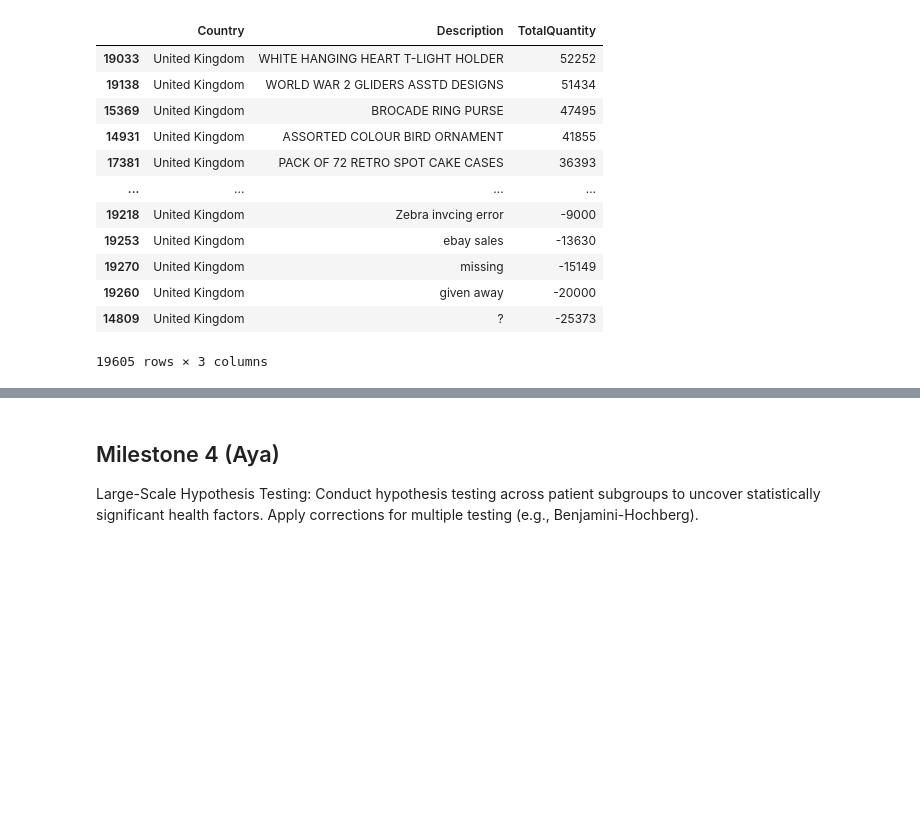
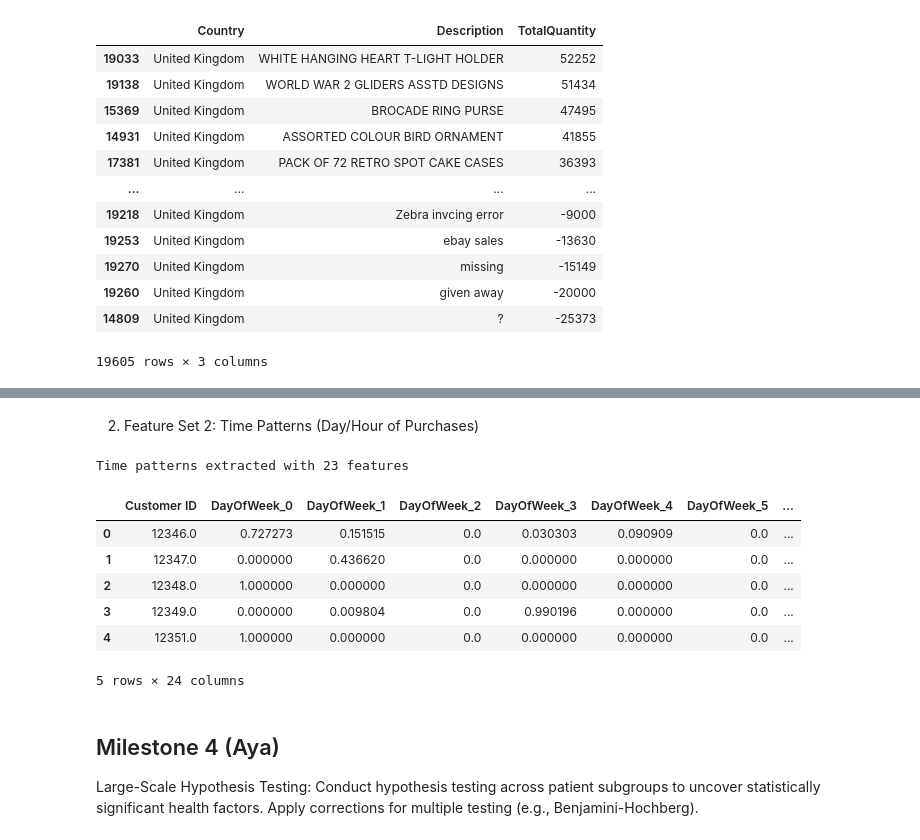
Before and after one commit to Nourshaolin/Real-Time-Retail-Analytics-and-Product-Recommender, a Jupyter notebook: RealTime_Retail_Analytics_and_Product_Recommender.ipynb, the cells around one changed output, grey strips where cells are left out. Saved outputs shown, nothing was run; the diff lists cells and outputs as text; code cells hidden in the pictures; blank space fills up the shorter version.

```diff
--- a/RealTime_Retail_Analytics_and_Product_Recommender.ipynb
+++ b/RealTime_Retail_Analytics_and_Product_Recommender.ipynb
@@ -161,3 +311,57 @@ suggestions.
+# %% [markdown]
+2.   Feature Set 2: Time Patterns (Day/Hour of Purchases)
+# %%
+def calculate_time_patterns(df):
+    """
+    Extracts time-based purchase patterns for each customer.
+    """
+    # Create day of week dummies (0=Monday, 6=Sunday)
+    dow_dummies = pd.get_dummies(df['DayOfWeek'], prefix='DayOfWeek')
+    df_with_dow = pd.concat([df[['Customer ID', 'Invoice']], dow_dummies], axis=1)
+
+    # Calculate average day of week distribution per customer
+    dow_dist = df_with_dow.groupby('Customer ID')[dow_dummies.columns].mean().reset_index()
+
+    # Group hours into time periods
+    df['TimeOfDay'] = pd.cut(df['Hour'],
+                             bins=[0, 6, 12, 18, 24],
+                             labels=['Night', 'Morning', 'Afternoon', 'Evening'],
+                             right=False)
+
+    # Create time of day dummies
+    tod_dummies = pd.get_dummies(df['TimeOfDay'], prefix='TimeOfDay')
+    df_with_tod = pd.concat([df[['Customer ID', 'Invoice']], tod_dummies], axis=1)
+
+    # Calculate average time of day distribution per customer
+    tod_dist = df_with_tod.groupby('Customer ID')[tod_dummies.columns].mean().reset_index()
+
+    # Create month dummies
+    month_dummies = pd.get_dummies(df['Month'], prefix='Month')
+    df_with_month = pd.concat([df[['Customer ID', 'Invoice']], month_dummies], axis=1)
+
+    # Calculate average monthly distribution per customer
+    month_dist = df_with_month.groupby('Customer ID')[month_dummies.columns].mean().reset_index()
+
+    # Combine all time patterns
+    time_patterns = dow_dist.merge(tod_dist, on='Customer ID')\
+                            .merge(month_dist, on='Customer ID')
+
+    return time_patterns
+
+# Calculate time patterns
+time_pattern_features = calculate_time_patterns(df_clean)
+# Display the time patterns for a few customers
+print(f"Time patterns extracted with {time_pattern_features.shape[1] - 1} features")
+time_pattern_features.head()
+# %% [output]
+Time patterns extracted with 23 features
+|  | Customer ID | DayOfWeek_0 | DayOfWeek_1 | DayOfWeek_2 | DayOfWeek_3 | DayOfWeek_4 | DayOfWeek_5 | ... |
+| 0 | 12346.0 | 0.727273 | 0.151515 | 0.0 | 0.030303 | 0.090909 | 0.0 | ... |
+| 1 | 12347.0 | 0.000000 | 0.436620 | 0.0 | 0.000000 | 0.000000 | 0.0 | ... |
+| 2 | 12348.0 | 1.000000 | 0.000000 | 0.0 | 0.000000 | 0.000000 | 0.0 | ... |
+| 3 | 12349.0 | 0.000000 | 0.009804 | 0.0 | 0.990196 | 0.000000 | 0.0 | ... |
+| 4 | 12351.0 | 1.000000 | 0.000000 | 0.0 | 0.000000 | 0.000000 | 0.0 | ... |
+5 rows × 24 columns
 # %% [markdown]
 ## Milestone 4 (Aya)
 Large-Scale Hypothesis Testing: Conduct hypothesis testing across patient
```
Also changed, not shown: parts of 19 cells of this notebook.
